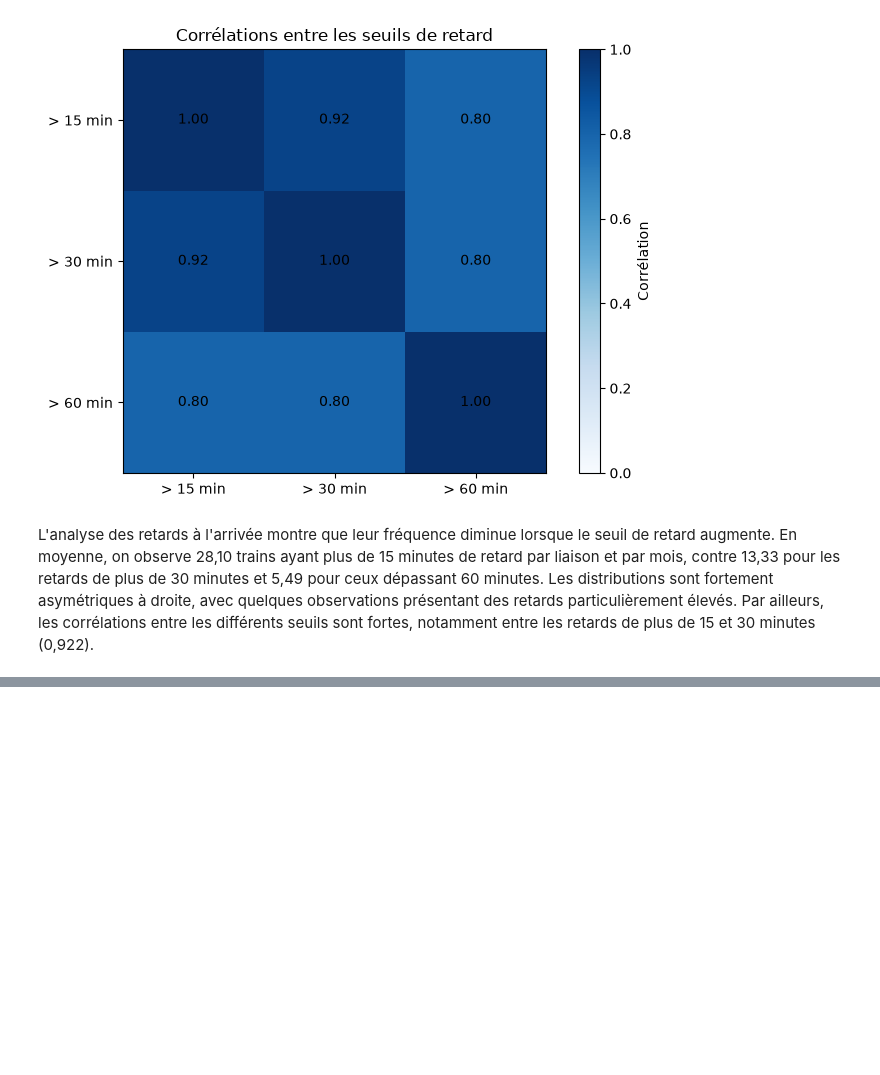
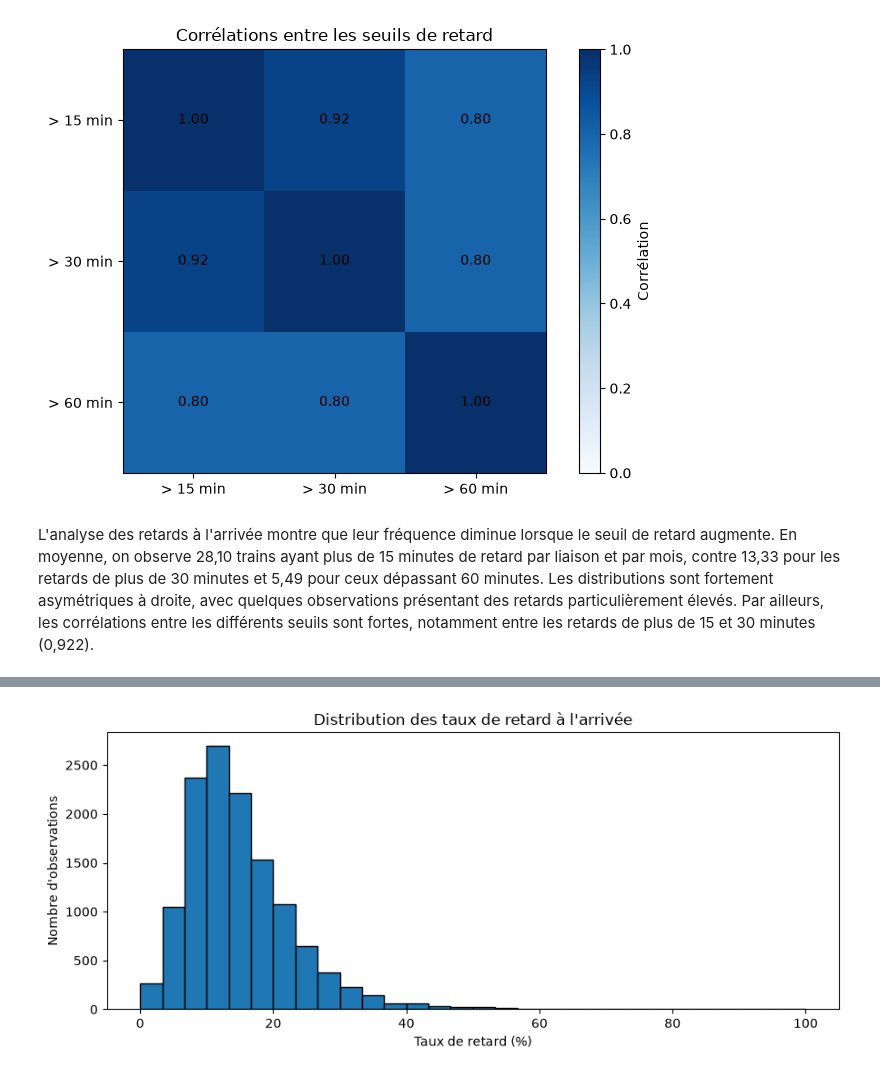
Before and after one commit to ghislainzeufack-prog/RailInsight-SNCF, a Jupyter notebook: notebooks/exploration_sncf_simple.ipynb, the cells around one changed output, grey strips where cells are left out. Cells and saved outputs as stored; diff of their text form; code cells hidden in the pictures; blank space fills up the shorter version.

```diff
--- a/notebooks/exploration_sncf_simple.ipynb
+++ b/notebooks/exploration_sncf_simple.ipynb
@@ -393,0 +373,26 @@ Toutes les cellules de code ont ?t? ex?cut?es. Aucun mod?le entra?n? ; donn?es b
+# %%
+# Préparation des observations exploitables pour les taux
+analyse = df.copy()
+
+analyse["Trains circulés"] = (
+    analyse["Nombre de circulations prévues"]
+    - analyse["Nombre de trains annulés"]
+)
+
+valides = (
+    (analyse["Nombre de circulations prévues"] > 0)
+    & (analyse["Nombre de trains annulés"] >= 0)
+    & (analyse["Trains circulés"] > 0)
+    & (analyse["Nombre de trains en retard à l'arrivée"] >= 0)
+    & (analyse["Nombre de trains en retard à l'arrivée"] <= analyse["Trains circulés"])
+)
+
+analyse = analyse.loc[valides].copy()
+
+analyse["Taux de retard (%)"] = (
+    100 * analyse["Nombre de trains en retard à l'arrivée"]
+    / analyse["Trains circulés"]
+)
+
+print("Observations conservées :", len(analyse))
+print("Observations écartées :", len(df) - len(analyse))
@@ -393,0 +415,16 @@ Toutes les cellules de code ont ?t? ex?cut?es. Aucun mod?le entra?n? ; donn?es b
+# %%
+# Distribution des taux de retard à l'arrivée
+analyse["Taux de retard (%)"].plot(
+    kind="hist",
+    bins=30,
+    figsize=(9, 4),
+    edgecolor="black"
+)
+
+plt.title("Distribution des taux de retard à l'arrivée")
+plt.xlabel("Taux de retard (%)")
+plt.ylabel("Nombre d'observations")
+plt.tight_layout()
+plt.show()
+# %% [output]
+[figure, added]
```
Also changed, not shown: parts of 25 cells of this notebook.
